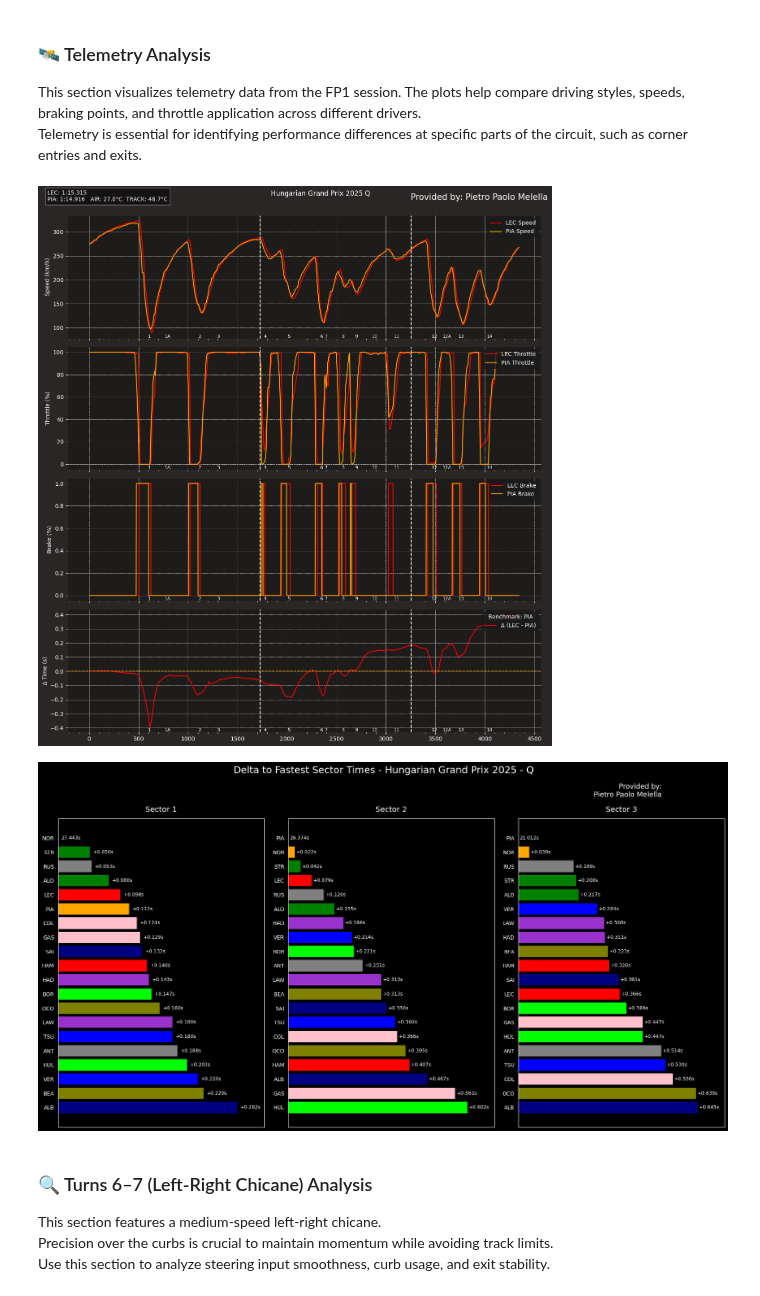
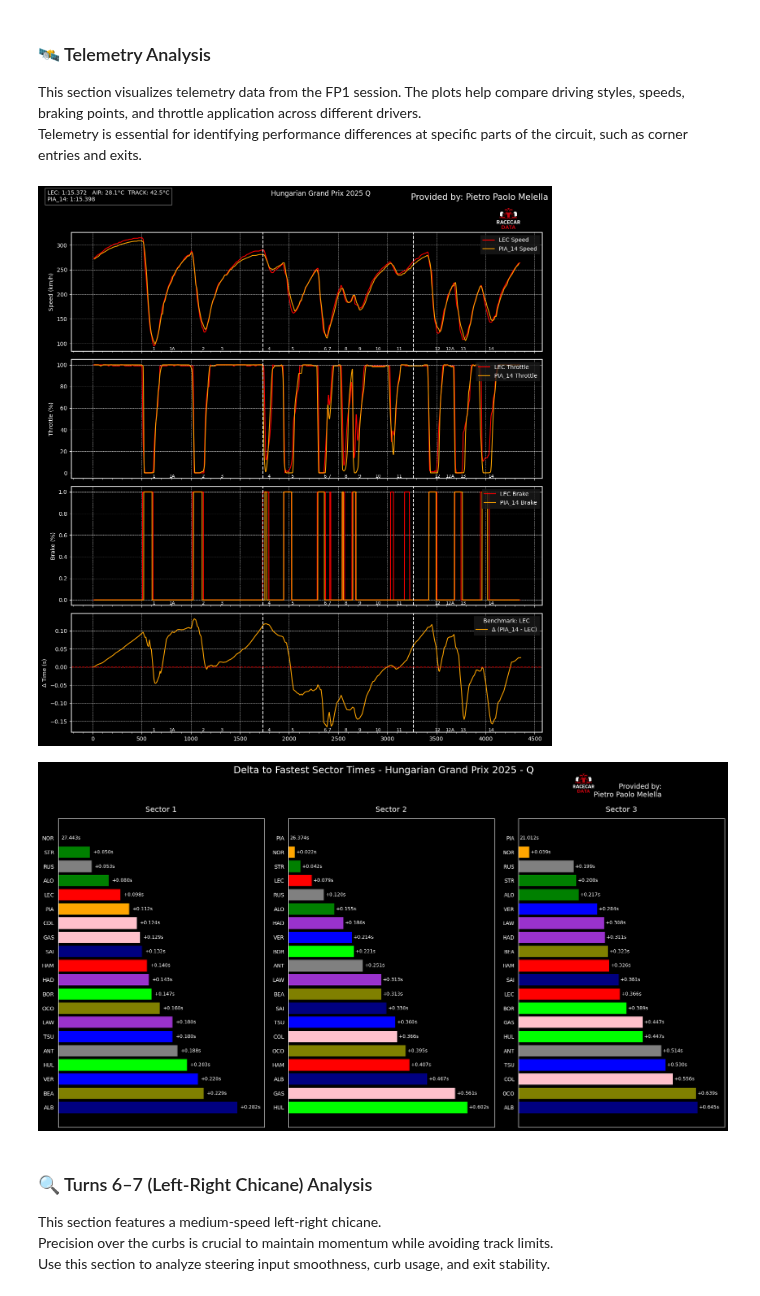
Before and after one commit to QuantumGhost98/F1, a Jupyter notebook: 2025/Budapest/Budapest_Q.ipynb, the cells around one changed output. Saved outputs shown, nothing was run; the diff lists cells and outputs as text; code cells hidden in the pictures.

```diff
--- a/2025/Budapest/Budapest_Q.ipynb
+++ b/2025/Budapest/Budapest_Q.ipynb
@@ -29,7 +32,7 @@ fastf1.plotting.setup_mpl(misc_mpl_mods=False, color_scheme='fastf1' )
 
 
 # load a session and its telemetry data
-session = fastf1.get_session(2025, 'Hungarian Grand Prix', 'FP3')
+session = fastf1.get_session(2025, 'Hungarian Grand Prix', 'Q')
 session.load()
 # In this way i Can exclude the box laps
 laps = session.laps
@@ -495,6 +495,9 @@ def compare_laps(drivers, channels=None, session_label="", driver_color_map=None
     if n_plots == 1:
         axes = [axes]
     plt.style.use('dark_background')
+    fig.patch.set_facecolor('black')
+    for ax in axes:
+        ax.set_facecolor('black')
 
     plot_idx = 0
     for ch in effective_channels:
@@ -538,6 +541,7 @@ def compare_laps(drivers, channels=None, session_label="", driver_color_map=None
         # Add sector lines
         ax_dt.axvline(s1_dist, color='white', linestyle='--')
         ax_dt.axvline(s2_dist, color='white', linestyle='--')
+        # Add white border contour to subplot
 
         ax_dt.set_ylabel('Δ Time (s)', color='white')
         benchmark_color = palette[baseline_idx]
@@ -580,7 +584,30 @@ def compare_laps(drivers, channels=None, session_label="", driver_color_map=None
              if session_label else f"{session.event['EventName']} {session.event.year}")
     fig.suptitle(title, color='white')
     fig.subplots_adjust(top=0.92)
-    plt.tight_layout(rect=[0, 0, 0.90, 0.97])
+    plt.tight_layout(rect=[0, 0, 0.90, 0.94])
+    # ➕ Add white contour around each subplot
+    for ax in axes:
+        pos = ax.get_position()
+        rect = plt.Rectangle(
+            (pos.x0, pos.y0), pos.width, pos.height,
+            transform=fig.transFigure,
+            facecolor='none',
+            edgecolor='white',
+            linewidth=1.2
+        )
+        fig.patches.append(rect)
+        # Add logo below the "Provided by" text
+    sys.path.append('/Users/PietroPaolo/Desktop/GitHub/F1/')
+    logo_path = os.path.join('/Users/PietroPaolo/Desktop/GitHub/F1/', 'logo-square.png')  # or .jpg etc.
+
+    if os.path.exists(logo_path):
+        logo_img = mpimg.imread(logo_path)
+        # [left, bottom, width, height] — values are in 0–1 relative figure coords
+        logo_ax = fig.add_axes([0.80, 0.90, 0.06, 0.06], anchor='NE', zorder=10)
+        logo_ax.imshow(logo_img)
+        logo_ax.axis('off')
+    else:
+        print(f"[WARN] Logo file not found at: {logo_path}")
     plt.show()
 # %% [markdown]
 ### 🛰️ Telemetry Analysis
@@ -589,12 +616,12 @@ This section visualizes telemetry data from the FP1 session. The plots help comp
 Telemetry is essential for identifying performance differences at specific parts of the circuit, such as corner entries and exits.
 # %%
 compare_laps(
-    {'LEC': 'fastest', 'PIA': 'fastest'},
+    {'LEC': 'fastest', 'PIA': '14'},
     channels=['Speed', 'Throttle', 'Brake', 'Delta'],
     session_label='Q'
 )
 # %% [output]
-[figure, old version]
+[figure, new version]
 # %%
 def plot_sector_deltas(
     laps_df,
@@ -695,12 +722,24 @@ def plot_sector_deltas(
     )
 
     plt.tight_layout(rect=[0, 0.03, 1, 0.93])
+    # Add logo below the "Provided by" text
+    sys.path.append('/Users/PietroPaolo/Desktop/GitHub/F1/')
+    logo_path = os.path.join('/Users/PietroPaolo/Desktop/GitHub/F1/', 'logo-square.png')  # or .jpg etc.
+
+    if os.path.exists(logo_path):
+        logo_img = mpimg.imread(logo_path)
+        # [left, bottom, width, height] — values are in 0–1 relative figure coords
+        logo_ax = fig.add_axes([0.73, 0.895, 0.08, 0.08], anchor='NE', zorder=10)
+        logo_ax.imshow(logo_img)
+        logo_ax.axis('off')
+    else:
+        print(f"[WARN] Logo file not found at: {logo_path}")
     plt.show()
     return fig, axes
 
 fig5, axes5 = plot_sector_deltas(transformed_laps, colors_pilots, session_type='Q')
 # %% [output]
-[figure, old version]
+[figure, new version]
 # %%
 class CornerAnalysis:
     """
```
Also changed, not shown: parts of 16 cells of this notebook, 3 other files.
